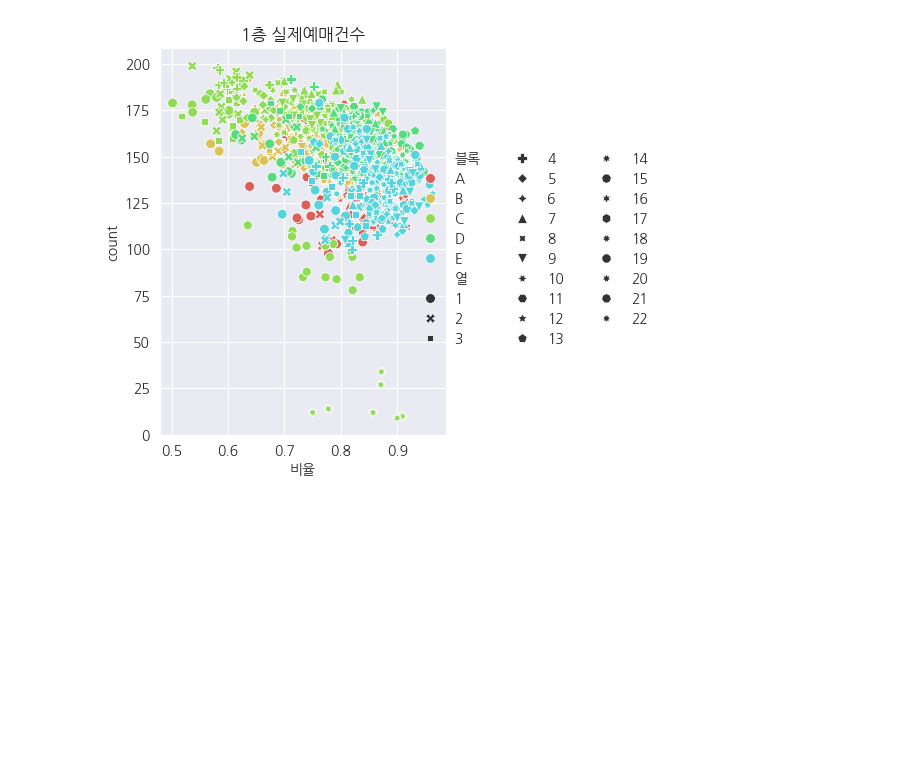
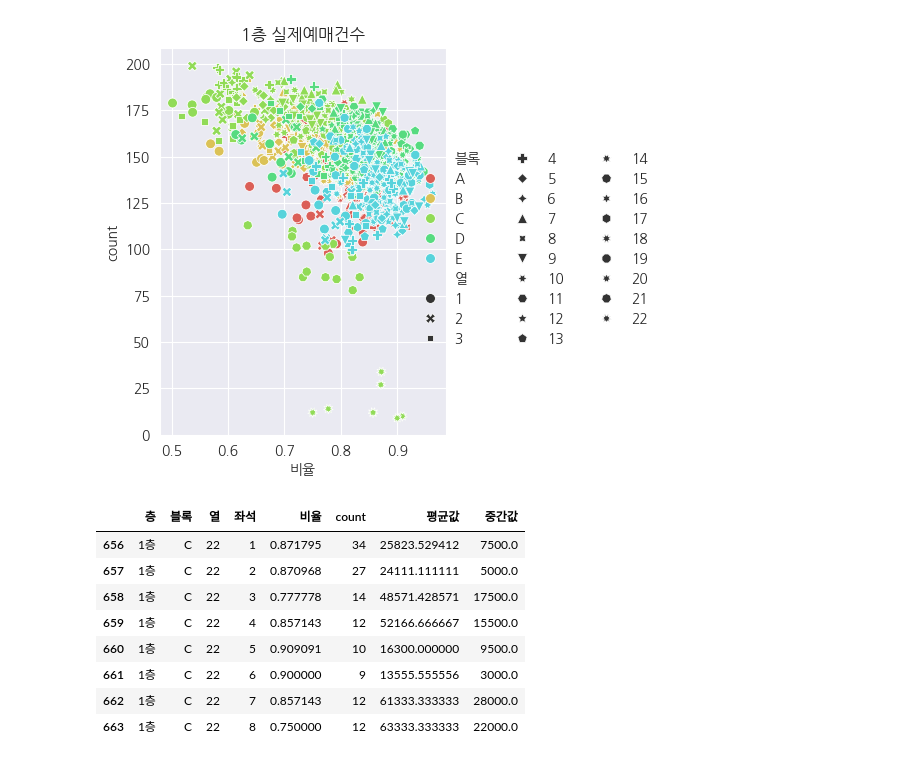
Before and after one commit to MokaSoda/KDT5PandasProject, a Jupyter notebook: KMS/dataAnalysis.ipynb, the cells around one changed output. Drawn from its saved outputs; the diff is of its cells as text; code cells hidden in the pictures; blank space fills up the shorter version.

```diff
--- a/KMS/dataAnalysis.ipynb
+++ b/KMS/dataAnalysis.ipynb
@@ -720,4 +713,15 @@ plt.show()
 # %% [output]
 [figure]
 # %%
-result1층_관련성 = result1[result1['층'] == "1층"].corr(numeric_only=True)['비율'][2:]
+# 조회 결과 장애인석
+result1[(result1['층'] == "1층") & (result1['count'] < 50)]
+# %% [output]
+|  | 층 | 블록 | 열 | 좌석 | 비율 | count | 평균값 | 중간값 |
+| 656 | 1층 | C | 22 | 1 | 0.871795 | 34 | 25823.529412 | 7500.0 |
+| 657 | 1층 | C | 22 | 2 | 0.870968 | 27 | 24111.111111 | 5000.0 |
+| 658 | 1층 | C | 22 | 3 | 0.777778 | 14 | 48571.428571 | 17500.0 |
+| 659 | 1층 | C | 22 | 4 | 0.857143 | 12 | 52166.666667 | 15500.0 |
+| 660 | 1층 | C | 22 | 5 | 0.909091 | 10 | 16300.000000 | 9500.0 |
+| 661 | 1층 | C | 22 | 6 | 0.900000 | 9 | 13555.555556 | 3000.0 |
+| 662 | 1층 | C | 22 | 7 | 0.857143 | 12 | 61333.333333 | 28000.0 |
+| 663 | 1층 | C | 22 | 8 | 0.750000 | 12 | 63333.333333 | 22000.0 |
```
Also changed, not shown: parts of 5 cells of this notebook, 5 other files.
